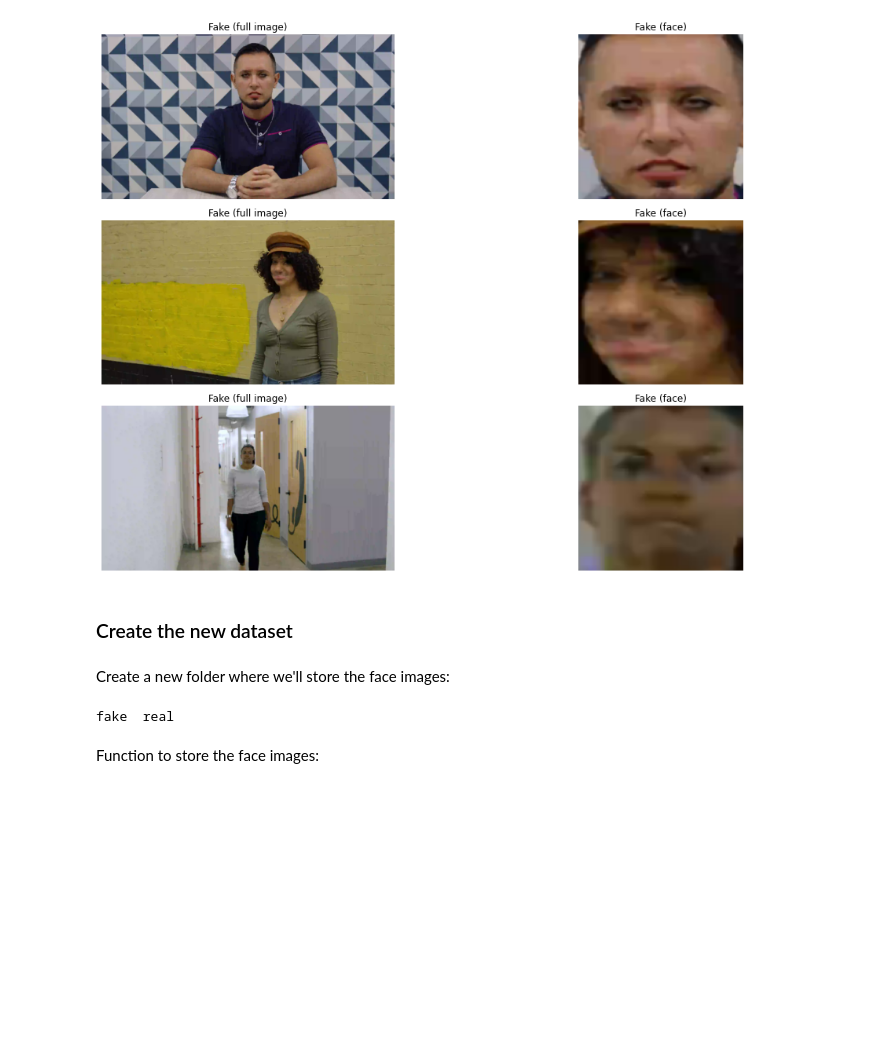
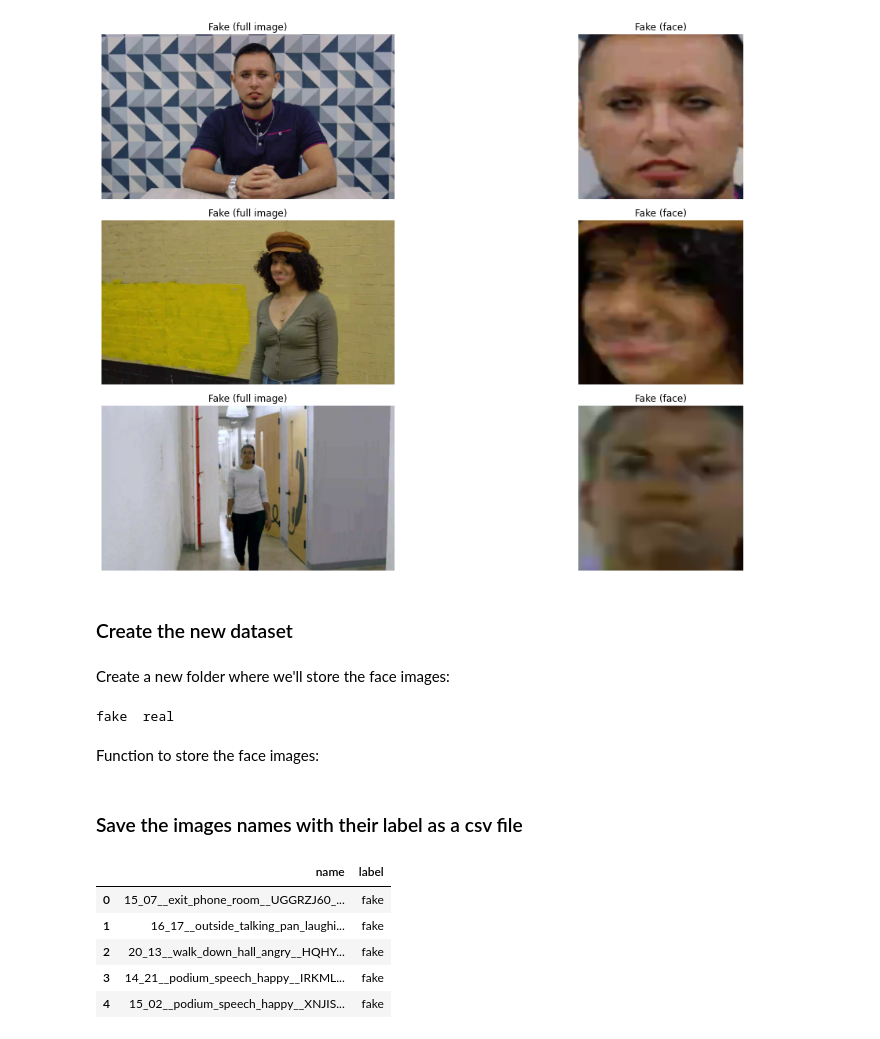
Before and after one commit to aaronespasa/deepfake-detection, a Jupyter notebook: dataset/create_face_dataset.ipynb, the cells around one changed output. Cells and saved outputs as stored; diff of their text form; code cells hidden in the pictures; blank space fills up the shorter version.

Commit message:
Creating CSV files to store the image names and the label

```diff
--- a/dataset/create_face_dataset.ipynb
+++ b/dataset/create_face_dataset.ipynb
@@ -157,3 +155,26 @@ def save_face(videos_folder, videos_names, faces_folder):
 save_face(ORIGINAL_VIDEOS_FOLDER, ORIGINAL_VIDEOS, FACES_REAL)
 # Store the faces of the fake videos:
 save_face(FAKE_VIDEOS_FOLDER, FAKE_VIDEOS, FACES_FAKE)
+# %% [markdown]
+### Save the images names with their label as a csv file
+# %%
+real_faces = os.listdir(FACES_REAL)
+real_faces = np.array(list(zip(real_faces, ["real"]*len(real_faces))))
+fake_faces = os.listdir(FACES_FAKE)
+fake_faces = np.array(list(zip(fake_faces, ["fake"]*len(fake_faces))))
+
+faces = np.concatenate((real_faces, fake_faces))
+
+# shuffle the data
+np.random.shuffle(faces)
+# %%
+df = pd.DataFrame(faces, columns=["name", "label"])
+# %%
+df.head()
+# %% [output]
+|  | name | label |
+| 0 | 15_07__exit_phone_room__UGGRZJ60_... | fake |
+| 1 | 16_17__outside_talking_pan_laughi... | fake |
+| 2 | 20_13__walk_down_hall_angry__HQHY... | fake |
+| 3 | 14_21__podium_speech_happy__IRKML... | fake |
+| 4 | 15_02__podium_speech_happy__XNJIS... | fake |
```
Also changed, not shown: parts of 1 cell of this notebook.
